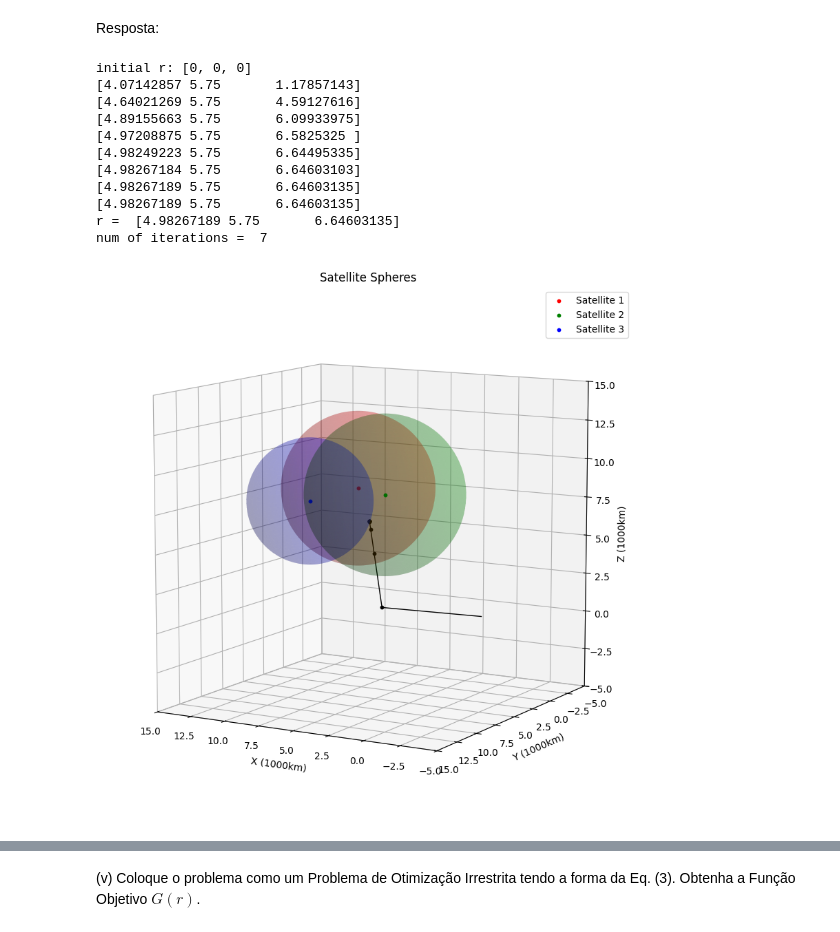
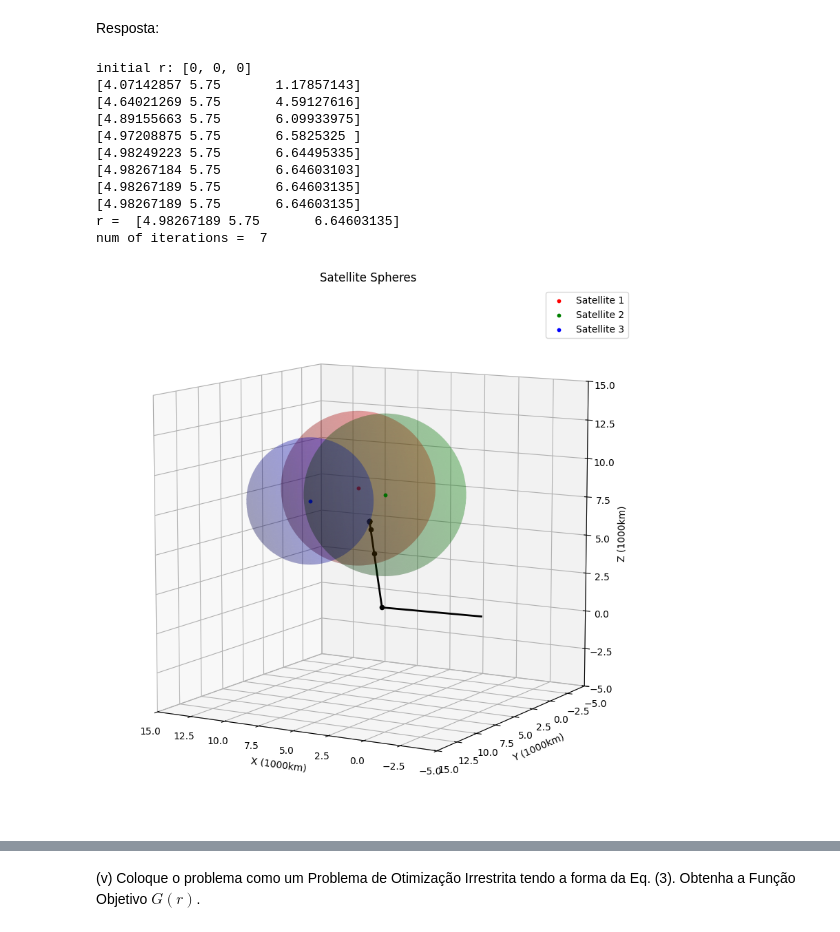
Before and after one commit to davibelo/EQE703_trabalho_1, a Jupyter notebook: res_questao_2.ipynb, the cells around one changed output, grey strips where cells are left out. Drawn from its saved outputs; the diff is of its cells as text; code cells hidden in the pictures.

```diff
--- a/res_questao_2.ipynb
+++ b/res_questao_2.ipynb
@@ -222,41 +222,40 @@ def newton_raphson(r_init, r1, r2, r3, R1, R2, R3, ax, tol=1e-10, max_iter=100):
         points.append(r.copy())
 
         # Plot iteration point
-        ax.scatter(r[0], r[1], r[2], color='k', s=10, marker='o')
+        ax.scatter(r[0], r[1], r[2], color='k', s=20, marker='o')
         if np.linalg.norm(delta_r) < tol:
             break
 
     # Plot lines connecting iteration points
     points = np.array(points)
-    ax.plot(points[:, 0], points[:, 1], points[:, 2], color='k', linestyle='-', linewidth=1)
+    ax.plot(points[:, 0], points[:, 1], points[:, 2], color='k', linestyle='-', linewidth=2)
 
     return r, i
 
 # Figure creation
 fig = plt.figure(figsize=(10, 10))
 ax = fig.add_subplot(111, projection='3d')
 
 # Plot satellites and spheres
 plot_satellites_and_spheres(ax, r1, r2, r3, R1, R2, R3, elev=10, azim=120)
 
 # Newton-Raphson Call
 r_init = [0, 0, 0]
 print('initial r:', r_init)
 
 sol, iterations = newton_raphson(r_init, r1, r2, r3, R1, R2, R3, ax)
 print('r = ', sol)
 print('num of iterations = ', iterations)
-plt.show()
 # %% [output]
 initial r: [0, 0, 0]
 [4.07142857 5.75       1.17857143]
 [4.64021269 5.75       4.59127616]
 [4.89155663 5.75       6.09933975]
 [4.97208875 5.75       6.5825325 ]
 [4.98249223 5.75       6.64495335]
 [4.98267184 5.75       6.64603103]
 [4.98267189 5.75       6.64603135]
 [4.98267189 5.75       6.64603135]
 r =  [4.98267189 5.75       6.64603135]
 num of iterations =  7
-[figure, old version]
+[figure, new version]
```
Also changed, not shown: parts of 1 cell of this notebook, 1 other file.
